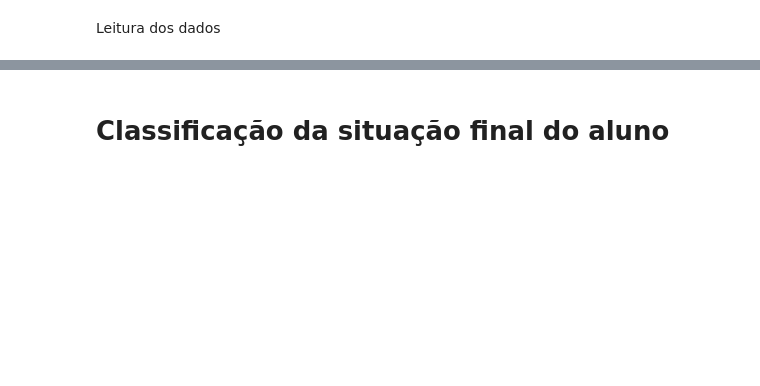
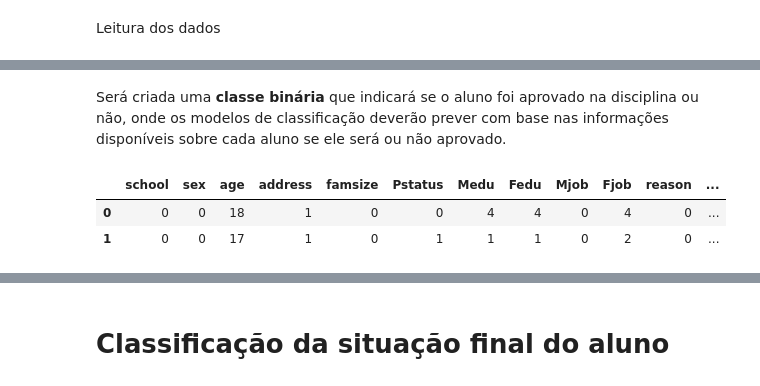
Before and after one commit to marcosflu/analise-dados-educacionais, a Jupyter notebook: Teste_análise_base_educacional.ipynb, the cells around one changed output, grey strips where cells are left out. Saved outputs shown, nothing was run; the diff lists cells and outputs as text; code cells hidden in the pictures; blank space fills up the shorter version.

```diff
--- a/Teste_análise_base_educacional.ipynb
+++ b/Teste_análise_base_educacional.ipynb
@@ -17,0 +56,24 @@ dataset_mat.head(2)
+# %%
+def labelEncoder(df, colunas, filename):
+  label_df = df.copy()
+  le = LabelEncoder()
+
+  for col in colunas:
+    label_df[col] = le.fit_transform(label_df[col])
+    le_name_mapping = dict(zip(le.classes_, le.transform(le.classes_)))
+    # print(col)
+    # print(le_name_mapping)
+    arq = open(filename, 'a')
+    print("Coluna: ", col, file=arq)
+    print(le_name_mapping, file=arq)
+    print('\n', file=arq)
+    arq.close()
+  return label_df
+
+colunas_bin = ["school", "sex", "schoolsup", "famsup", "paid", "activities", "nursery", "higher", "internet", "romantic", "address", "famsize", "Pstatus"]
+
+dataset_mat_proc = labelEncoder(dataset_mat, colunas_bin, 'label_encoder.txt')
+dataset_port_proc = labelEncoder(dataset_port, colunas_bin, 'label_encoder.txt')
+
+print("Primeira linha do dataset de matemática após a conversão dos atributos binários:")
+dataset_mat_proc.head(1)
@@ -17,0 +119,15 @@ dataset_mat.head(2)
+# %% [markdown]
+Será criada uma **classe binária** que indicará se o aluno foi aprovado na disciplina ou não, onde os modelos de classificação deverão prever com base nas informações disponíveis sobre cada aluno se ele será ou não aprovado.
+# %%
+dataset_mat_proc['aprovado'] = ''
+dataset_mat_proc.loc[(dataset_mat_proc.G3 >= 10), 'aprovado'] = 1
+dataset_mat_proc.loc[(dataset_mat_proc.G3 < 10), 'aprovado'] = 0
+
+dataset_port_proc['aprovado'] = ''
+dataset_port_proc.loc[(dataset_port_proc.G3 >= 10), 'aprovado'] = 1
+dataset_port_proc.loc[(dataset_port_proc.G3 < 10), 'aprovado'] = 0
+dataset_port_proc.head(2)
+# %% [output]
+|  | school | sex | age | address | famsize | Pstatus | Medu | Fedu | Mjob | Fjob | reason | ... |
+| 0 | 0 | 0 | 18 | 1 | 0 | 0 | 4 | 4 | 0 | 4 | 0 | ... |
+| 1 | 0 | 0 | 17 | 1 | 0 | 1 | 1 | 1 | 0 | 2 | 0 | ... |
```
Also changed, not shown: parts of 21 cells of this notebook.
